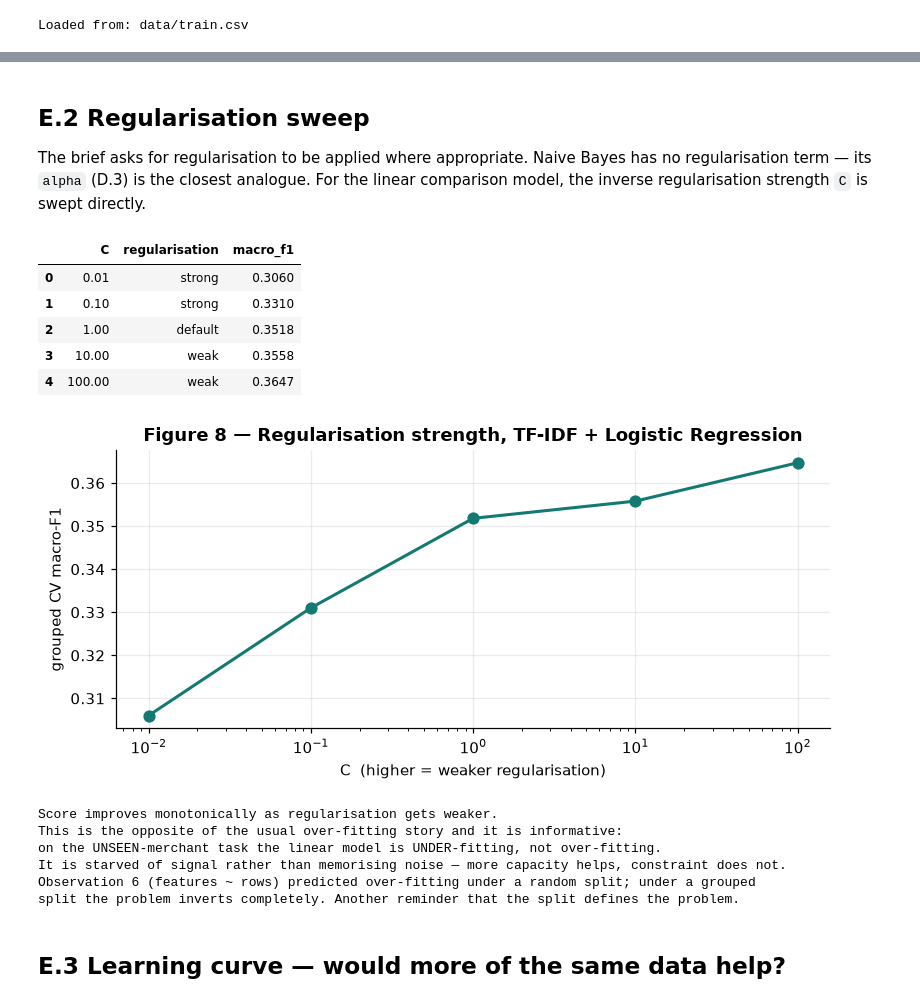
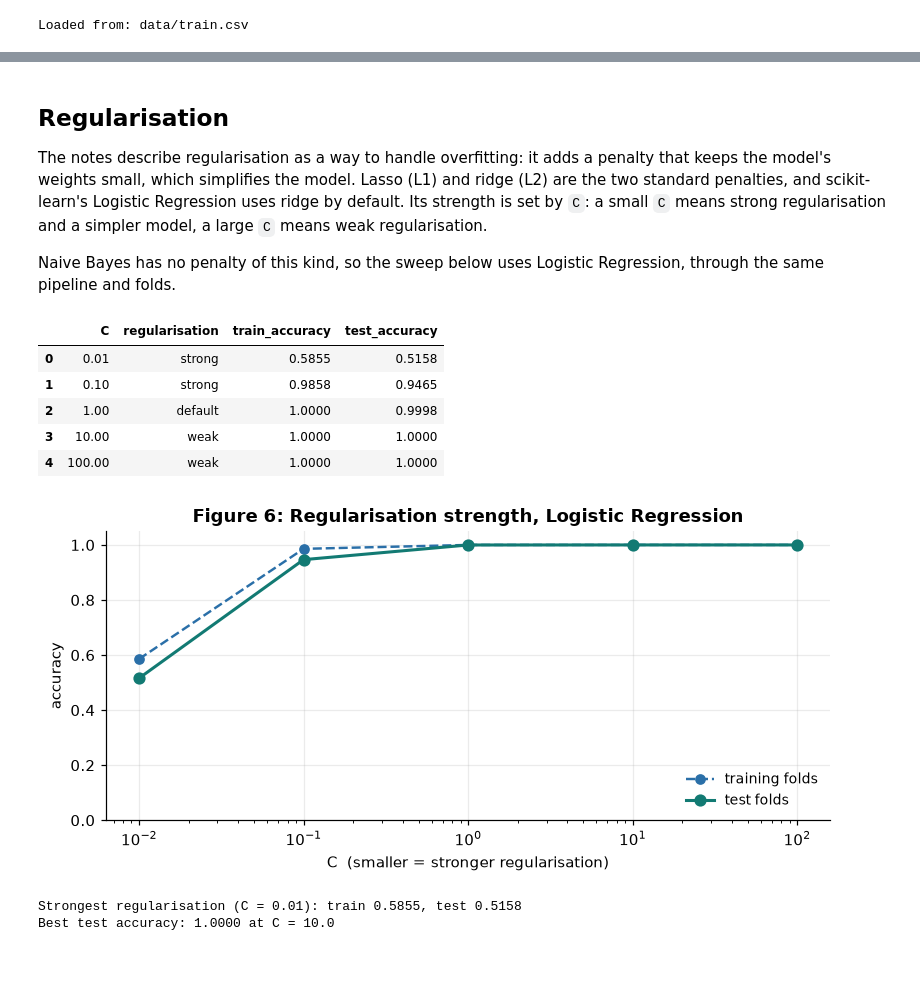
Before and after one commit to AustineIgunza/SemProject_MLEngine, a Jupyter notebook: notebooks/NaiveBayes_Base.ipynb, the cells around one changed output, grey strips where cells are left out. Saved outputs shown, nothing was run; the diff lists cells and outputs as text; code cells hidden in the pictures; blank space fills up the shorter version.

```diff
--- a/notebooks/NaiveBayes_Base.ipynb
+++ b/notebooks/NaiveBayes_Base.ipynb
@@ -1076,47 +1056,46 @@ Improvement    : +0.1963 macro-F1 (+57.8% relative)
 # %% [markdown]
-## E.2 Regularisation sweep
+## Regularisation
 
-The brief asks for regularisation to be applied where appropriate. Naive Bayes has no regularisation
-term — its `alpha` (D.3) is the closest analogue. For the linear comparison model, the inverse
-regularisation strength `C` is swept directly.
+The notes describe regularisation as a way to handle overfitting: it adds a penalty that keeps the
+model's weights small, which simplifies the model. Lasso (L1) and ridge (L2) are the two standard
+penalties, and scikit-learn's Logistic Regression uses ridge by default. Its strength is set by `C`: a
+small `C` means strong regularisation and a simpler model, a large `C` means weak regularisation.
+
+Naive Bayes has no penalty of this kind, so the sweep below uses Logistic Regression, through the same
+pipeline and folds.
 # %%
 sweep = []
-for Cval in [0.01, 0.1, 1.0, 10.0, 100.0]:
-    p = Pipeline([("vec", TfidfVectorizer(**vectorizer_kwargs())),
-                  ("clf", LogisticRegression(max_iter=1000, class_weight="balanced", C=Cval))])
-    s = cross_val_score(p, X, y, groups=groups, cv=GKF, scoring="f1_macro", n_jobs=-1)
-    sweep.append({"C": Cval, "regularisation": "strong" if Cval < 1 else "weak" if Cval > 1 else "default",
-                  "macro_f1": round(s.mean(), 4)})
-sweep_df = pd.DataFrame(sweep)
+for C in [0.01, 0.1, 1.0, 10.0, 100.0]:
+    # Smaller C = bigger penalty on the weights = stronger regularisation
+    r = cross_validate(make_pipeline(LogisticRegression(max_iter=1000, C=C)), X, y, cv=SKF,
+                       scoring="accuracy", return_train_score=True, n_jobs=-1)
+    sweep.append({"C": C, "regularisation": "strong" if C < 1 else "weak" if C > 1 else "default",
+                  "train_accuracy": r["train_score"].mean(), "test_accuracy": r["test_score"].mean()})
+sweep_df = pd.DataFrame(sweep).round(4)
 display(sweep_df)
 
-fig, ax = plt.subplots(figsize=(7.4, 3.5))
-ax.plot(sweep_df.C, sweep_df.macro_f1, "o-", color=TEAL, linewidth=2, markersize=7)
-ax.set_xscale("log"); ax.set_xlabel("C  (higher = weaker regularisation)")
-ax.set_ylabel("grouped CV macro-F1")
-ax.set_title("Figure 8 — Regularisation strength, TF-IDF + Logistic Regression")
+fig, ax = plt.subplots(figsize=(7.4, 3.6))
+ax.plot(sweep_df.C, sweep_df.train_accuracy, "o--", color=BLUE, linewidth=1.6, markersize=6,
+        label="training folds")
+ax.plot(sweep_df.C, sweep_df.test_accuracy, "o-", color=TEAL, linewidth=2, markersize=7,
+        label="test folds")
+ax.set_xscale("log"); ax.set_xlabel("C  (smaller = stronger regularisation)")
+ax.set_ylabel("accuracy"); ax.set_ylim(0, 1.05)
+ax.set_title("Figure 6: Regularisation strength, Logistic Regression")
+ax.legend(frameon=False, fontsize=9, loc="lower right")
 plt.tight_layout(); plt.show()
 
-direction = "weaker" if sweep_df.macro_f1.idxmax() == len(sweep_df) - 1 else "stronger"
-print(f"Score improves monotonically as regularisation gets {direction}.")
-print("This is the opposite of the usual over-fitting story and it is informative:")
-print("on the UNSEEN-merchant task the linear model is UNDER-fitting, not over-fitting.")
-print("It is starved of signal rather than memorising noise — more capacity helps, constraint does not.")
-print("Observation 6 (features ~ rows) predicted over-fitting under a random split; under a grouped")
-print("split the problem inverts completely. Another reminder that the split defines the problem.")
+strongest, best_row = sweep_df.iloc[0], sweep_df.loc[sweep_df.test_accuracy.idxmax()]
+print(f"Strongest regularisation (C = {strongest.C}): train {strongest.train_accuracy:.4f}, "
+      f"test {strongest.test_accuracy:.4f}")
+print(f"Best test accuracy: {best_row.test_accuracy:.4f} at C = {best_row.C}")
 # %% [output]
-|  | C | regularisation | macro_f1 |
-| 0 | 0.01 | strong | 0.3060 |
-| 1 | 0.10 | strong | 0.3310 |
-| 2 | 1.00 | default | 0.3518 |
-| 3 | 10.00 | weak | 0.3558 |
-| 4 | 100.00 | weak | 0.3647 |
+|  | C | regularisation | train_accuracy | test_accuracy |
+| 0 | 0.01 | strong | 0.5855 | 0.5158 |
+| 1 | 0.10 | strong | 0.9858 | 0.9465 |
+| 2 | 1.00 | default | 1.0000 | 0.9998 |
+| 3 | 10.00 | weak | 1.0000 | 1.0000 |
+| 4 | 100.00 | weak | 1.0000 | 1.0000 |
-[figure, old version]
+[figure, new version]
-Score improves monotonically as regularisation gets weaker.
-This is the opposite of the usual over-fitting story and it is informative:
-on the UNSEEN-merchant task the linear model is UNDER-fitting, not over-fitting.
-It is starved of signal rather than memorising noise — more capacity helps, constraint does not.
-Observation 6 (features ~ rows) predicted over-fitting under a random split; under a grouped
-split the problem inverts completely. Another reminder that the split defines the problem.
+Strongest regularisation (C = 0.01): train 0.5855, test 0.5158
+Best test accuracy: 1.0000 at C = 10.0
-# %% [markdown]
-## E.3 Learning curve — would more of the same data help?
```
Also changed, not shown: parts of 57 cells of this notebook.
